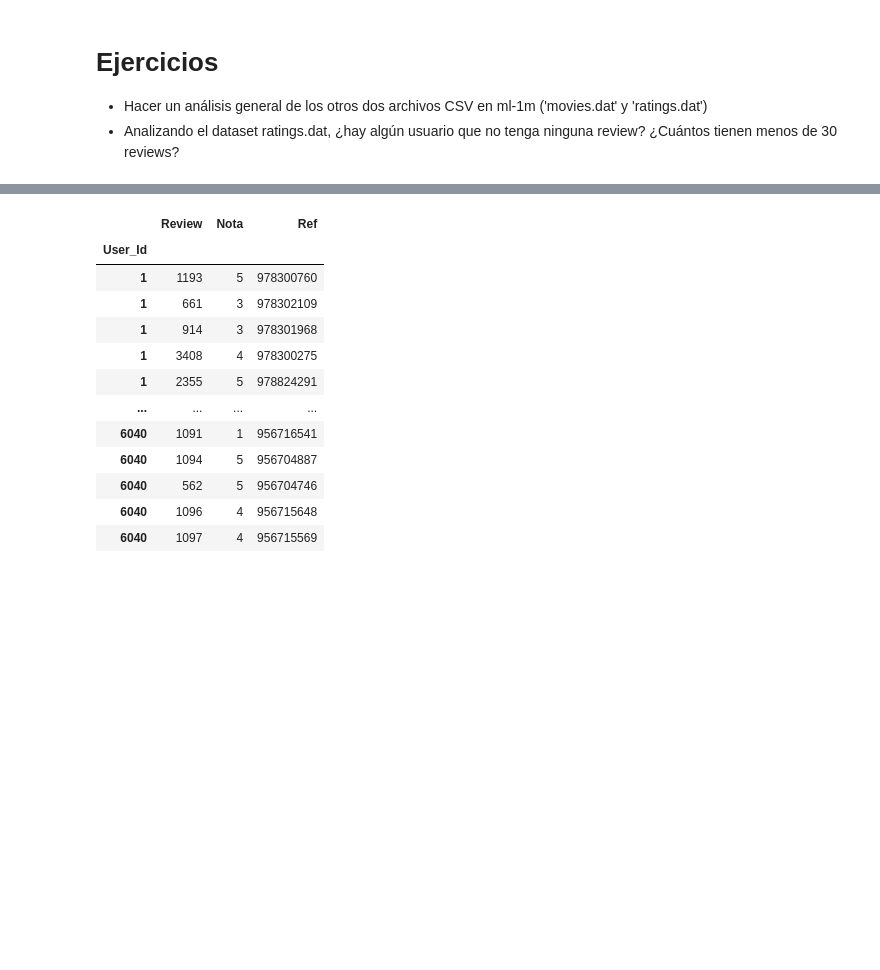
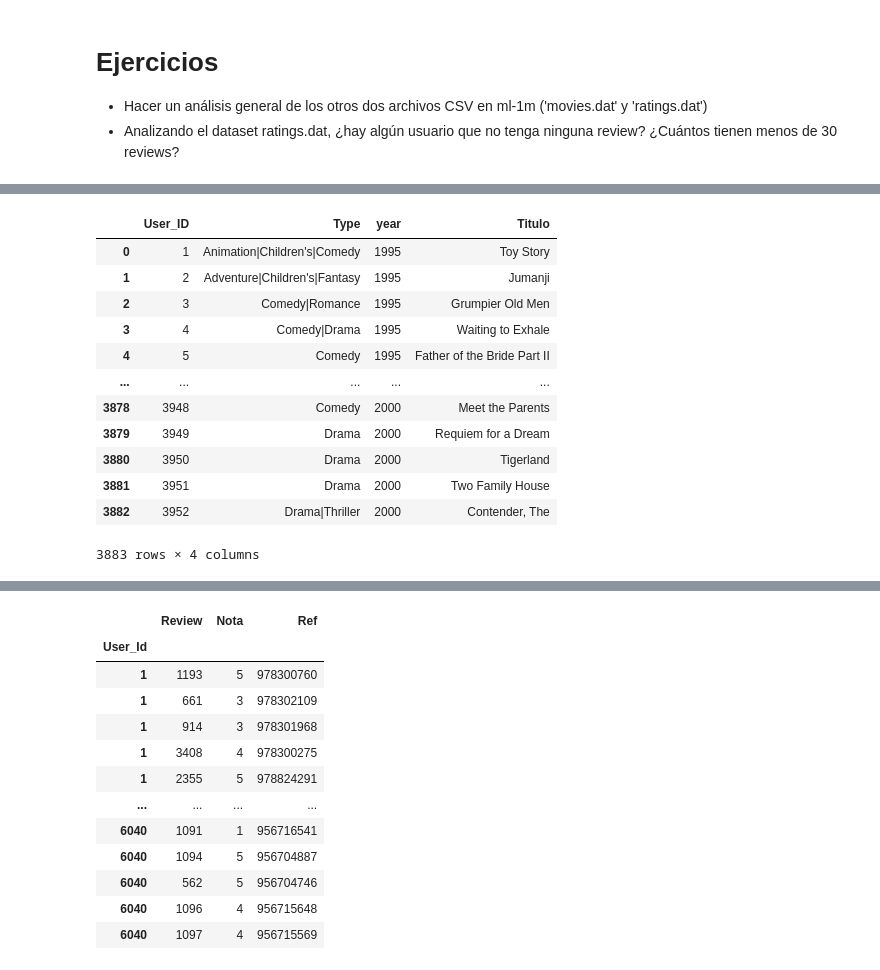
Before and after one commit to jmrodriguez2552/cedapython, a Jupyter notebook: ANALISIS_DATOS_PYTHON/NOTEBOOKS/5101_Librería_Pandas(I).ipynb, the cells around one changed output, grey strips where cells are left out. Cells and saved outputs as stored; diff of their text form; code cells hidden in the pictures; blank space fills up the shorter version.

```diff
--- a/ANALISIS_DATOS_PYTHON/NOTEBOOKS/5101_Librería_Pandas(I).ipynb
+++ b/ANALISIS_DATOS_PYTHON/NOTEBOOKS/5101_Librería_Pandas(I).ipynb
@@ -1314,0 +1353,34 @@ memory usage: 91.0+ KB
+# %%
+# 1. Extraer el año y crear una nueva columna 'Año'
+# La expresión regular r'\((\d{4})\)$' busca cuatro dígitos (\d{4})
+# dentro de paréntesis \( \) al final de la cadena ($) y los captura
+movies_dataset['year'] = movies_dataset['Title'].str.extract(r'\((\d{4})\)$')
+
+
+# 2. Crear una columna 'Titulo' sin el año
+# Usamos .str.replace para eliminar el año (incluyendo el espacio y los paréntesis)
+# del título original.
+
+movies_dataset['Titulo'] = movies_dataset['Title'].str.replace(r'\s\(\d{4}\)$', '', regex=True)
+
+# 3. Eliminar la columna original 'Titulo_Completo' si ya no la necesitas
+movies_dataset = movies_dataset.drop(columns=['Title'])
+
+display(movies_dataset)
+# 4. Reordenar las columnas para mayor claridad
+#df_movies = movies_dataset[['ID', 'Titulo', 'Año', 'Genero']]
+#display(df_movies)
+# %% [output]
+|  | User_ID | Type | year | Titulo |
+| 0 | 1 | Animation|Children's|Comedy | 1995 | Toy Story |
+| 1 | 2 | Adventure|Children's|Fantasy | 1995 | Jumanji |
+| 2 | 3 | Comedy|Romance | 1995 | Grumpier Old Men |
+| 3 | 4 | Comedy|Drama | 1995 | Waiting to Exhale |
+| 4 | 5 | Comedy | 1995 | Father of the Bride Part II |
+| ... | ... | ... | ... | ... |
+| 3878 | 3948 | Comedy | 2000 | Meet the Parents |
+| 3879 | 3949 | Drama | 2000 | Requiem for a Dream |
+| 3880 | 3950 | Drama | 2000 | Tigerland |
+| 3881 | 3951 | Drama | 2000 | Two Family House |
+| 3882 | 3952 | Drama|Thriller | 2000 | Contender, The |
+3883 rows × 4 columns
```
Also changed, not shown: parts of 14 cells of this notebook, 1 other file.
